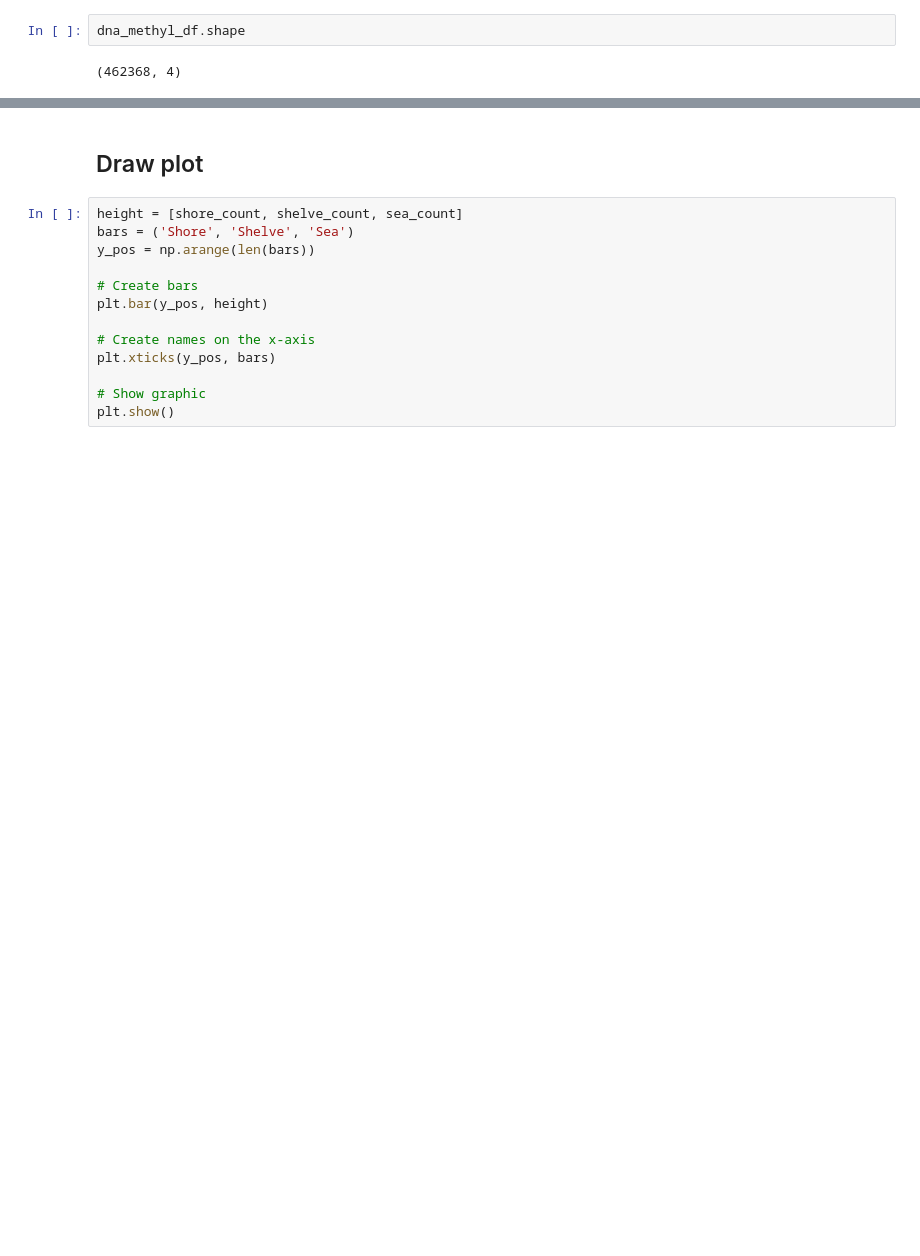
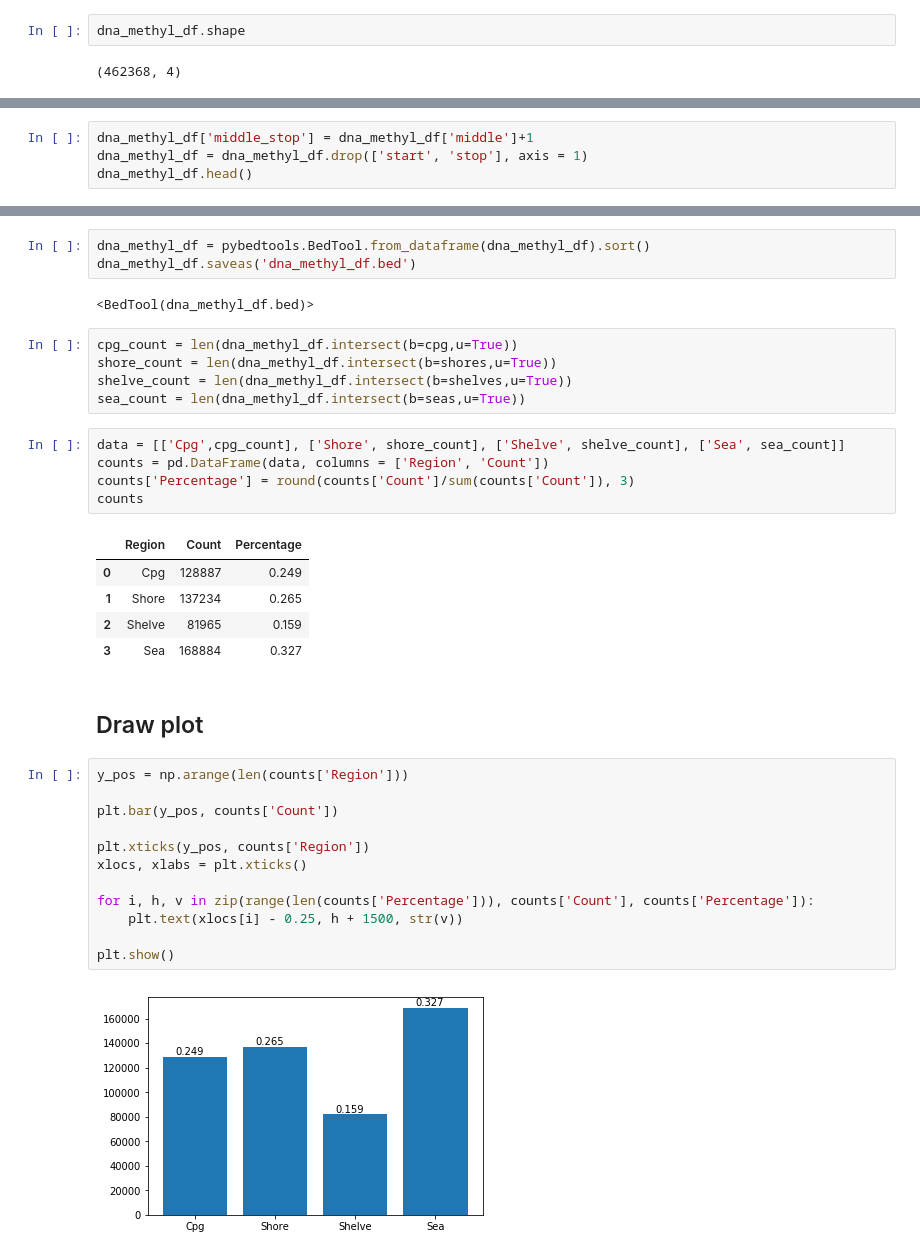
Before and after one commit to KMorozovska/Bioinformatics_2, a Jupyter notebook: Bioinformatics 2.ipynb, the cells around one changed output, grey strips where cells are left out. Cells and saved outputs as stored; diff of their text form; blank space fills up the shorter version.

```diff
--- a/Bioinformatics 2.ipynb
+++ b/Bioinformatics 2.ipynb
@@ -293,0 +223,4 @@ KeyboardInterrupt:
+# %%
+dna_methyl_df['middle_stop'] = dna_methyl_df['middle']+1
+dna_methyl_df = dna_methyl_df.drop(['start', 'stop'], axis = 1)
+dna_methyl_df.head()
@@ -294,15 +234,37 @@ KeyboardInterrupt:
+# %%
+dna_methyl_df = pybedtools.BedTool.from_dataframe(dna_methyl_df).sort()
+dna_methyl_df.saveas('dna_methyl_df.bed')
+# %% [output]
+<BedTool(dna_methyl_df.bed)>
+# %%
+cpg_count = len(dna_methyl_df.intersect(b=cpg,u=True))
+shore_count = len(dna_methyl_df.intersect(b=shores,u=True))
+shelve_count = len(dna_methyl_df.intersect(b=shelves,u=True))
+sea_count = len(dna_methyl_df.intersect(b=seas,u=True))
+# %%
+data = [['Cpg',cpg_count], ['Shore', shore_count], ['Shelve', shelve_count], ['Sea', sea_count]]
+counts = pd.DataFrame(data, columns = ['Region', 'Count'])
+counts['Percentage'] = round(counts['Count']/sum(counts['Count']), 3)
+counts
+# %% [output]
+|  | Region | Count | Percentage |
+| 0 | Cpg | 128887 | 0.249 |
+| 1 | Shore | 137234 | 0.265 |
+| 2 | Shelve | 81965 | 0.159 |
+| 3 | Sea | 168884 | 0.327 |
 # %% [markdown]
 ## Draw plot
-# %%
-height = [shore_count, shelve_count, sea_count]
-bars = ('Shore', 'Shelve', 'Sea')
-y_pos = np.arange(len(bars))
-
-# Create bars
-plt.bar(y_pos, height)
-
-# Create names on the x-axis
-plt.xticks(y_pos, bars)
-
-# Show graphic
-plt.show()
+# %%
+y_pos = np.arange(len(counts['Region']))
+
+plt.bar(y_pos, counts['Count'])
+
+plt.xticks(y_pos, counts['Region'])
+xlocs, xlabs = plt.xticks()
+
+for i, h, v in zip(range(len(counts['Percentage'])), counts['Count'], counts['Percentage']):
+    plt.text(xlocs[i] - 0.25, h + 1500, str(v))
+
+plt.show()
+# %% [output]
+[figure, added]
```
Also changed, not shown: parts of 6 cells of this notebook, 2 other files.
